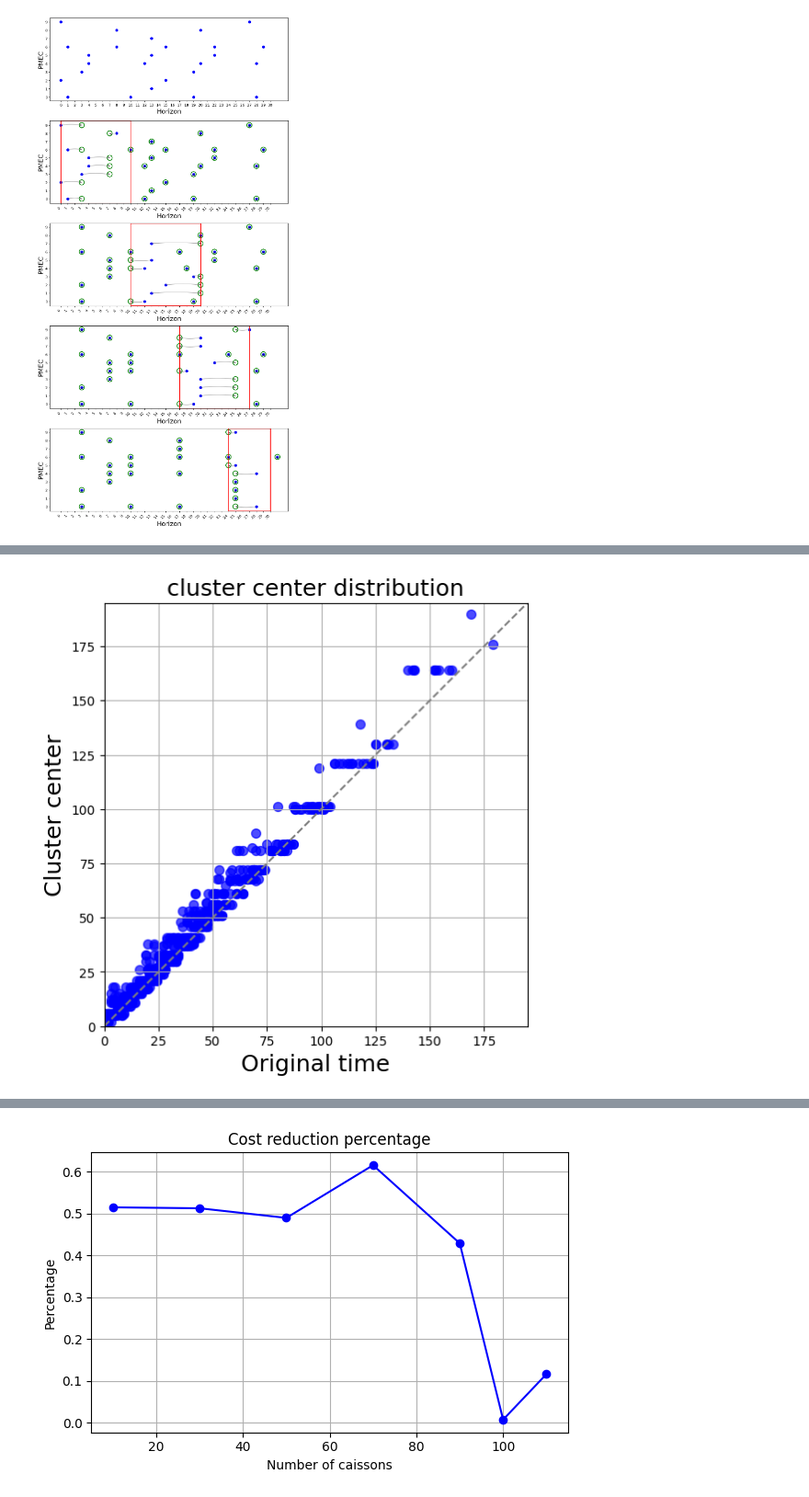
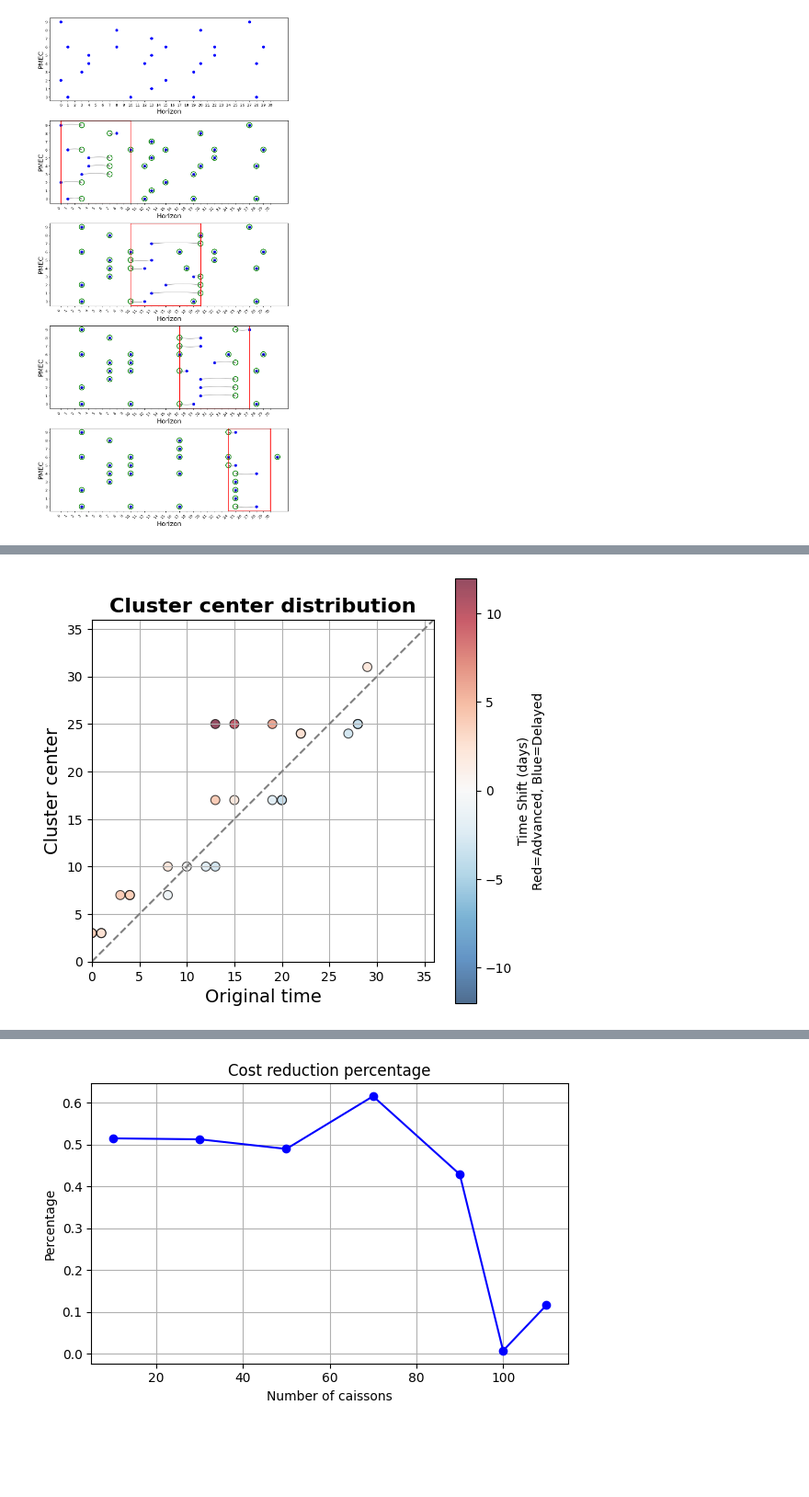
Before and after one commit to WenboWu322/RTE_SchedulingGrouping, a Jupyter notebook: GroupingSimpleMIMAR.ipynb, the cells around one changed output, grey strips where cells are left out. Shown at 92% size. Drawn from its saved outputs; the diff is of its cells as text; code cells hidden in the pictures; blank space fills up the shorter version.

Commit message:
grouping new visualization

```diff
--- a/GroupingSimpleMIMAR.ipynb
+++ b/GroupingSimpleMIMAR.ipynb
@@ -549,9 +549,9 @@ import random
 
 # define the parameters
 PARAMS = {
-    'P': 100,        # number of caissons
-    'T': 180,       # horizon
-    'Cmax': 20,      # maximum number of tasks of one cluster
+    'P': 10,        # number of caissons
+    'T': 30,       # horizon
+    'Cmax': 5,      # maximum number of tasks of one cluster
     'window_size': 10,   # window size
     'advanced': 3,          # advanced time
     'K': 5.993         # leakage coefficient
@@ -1011,6 +1011,68 @@ plot_all_dfs(df_history_list)
 # %% [output]
 [figure]
 # %%
+
+# # calculate the cost before grouping
+# operation_x_count = (result_df['OPERATION'] == 'x').sum()
+# # operation_y_count = (result_df['OPERATION'] == 'y').sum()
+# # before_cost = operation_x_count * 10 + operation_y_count * 100
+# before_cost = operation_x_count * 100
+
+# print(f"Cost before grouping: {before_cost}")
+# # calculate the cost after grouping
+# operation_x_center_unique_count = result_df[result_df['OPERATION'] == 'x']['CENTER'].nunique()
+# # operation_y_count = (result_df['OPERATION'] == 'y').sum()
+# # after_cost = operation_x_center_unique_count * 10 + operation_y_count * 100
+# after_cost = operation_x_center_unique_count * 100
+
+# print(f"Cost after grouping: {after_cost}")
+
+# # calculate the gas leakage before clustering
+# df = pd.read_csv('maintenance_plan.csv')
+# leakage_before = round(calculate_gas_leakage_before(df, PARAMS['T']), 3)
+
+# print(f"Gas leakage before clustering: {leakage_before}")
+
+# # calculate the gas leakage after clustering
+# leakage_after = round(calculate_gas_leakage_after(result_df, PARAMS['T']), 3)
+# # leakage_after = round(calculate_gas_leakage_after(df, result_df, PARAMS['T']), 3)
+# print(f"Gas leakage after clustering: {leakage_after}")
+
+
+# # Plot1: cluster center vs original time
+# plt.figure(figsize=(6, 6))
+# # set colors：if OPERATION == "y"，red else blue   # if we draw x and y previous version
+# # colors = ['orange' if op == 'y' else 'blue' for op in result_df['OPERATION']]
+
+# df = df[df['OPERATION'] == 'x']  # if we just draw x
+# result_df = result_df[result_df['OPERATION'] == 'x']  # if we just draw x
+# plt.scatter(df['DATE'], result_df['CENTER'], color = 'blue', alpha=0.7, s=50)
+
+# # title and labels
+# plt.title("cluster center distribution", fontsize=18)
+# plt.xlabel("Original time", fontsize=18)
+# plt.ylabel("Cluster center", fontsize=18)
+# plt.grid(True)
+
+# # set x and y axis limits
+# max_range = max(result_df['DATE'].max(), result_df['CENTER'].max()+5)
+# plt.xlim(0, max_range)
+# plt.ylim(0, max_range)
+
+# # add diagonal line
+# plt.plot([0, max_range], [0, max_range], color='gray', linestyle='--', label='45° diagonal')
+# # set aspect ratio to be equal
+# plt.gca().set_aspect('equal')
+# plt.show()
+
+# center_counts = result_df['CENTER'].value_counts()
+# print("Center counts:", center_counts)
+# print("Results:")
+# print(result_df)
+# result_df.to_csv('result.csv', index=False)
+# print("Result saved to result.csv")
+
+
 
 # calculate the cost before grouping
 operation_x_count = (result_df['OPERATION'] == 'x').sum()
@@ -1040,18 +1102,26 @@ print(f"Gas leakage after clustering: {leakage_after}")
 
 
 # Plot1: cluster center vs original time
-plt.figure(figsize=(6, 6))
+plt.figure(figsize=(8, 7))
 # set colors：if OPERATION == "y"，red else blue   # if we draw x and y previous version
 # colors = ['orange' if op == 'y' else 'blue' for op in result_df['OPERATION']]
 
 df = df[df['OPERATION'] == 'x']  # if we just draw x
 result_df = result_df[result_df['OPERATION'] == 'x']  # if we just draw x
-plt.scatter(df['DATE'], result_df['CENTER'], color = 'blue', alpha=0.7, s=50)
+
+# 🔥 红蓝边界在0处：负值红色，正值蓝色
+time_shift = result_df['CENTER'] - df['DATE']
+plt.scatter(df['DATE'], result_df['CENTER'],
+           c=time_shift, cmap='RdBu_r', vmin=-max(abs(time_shift.min()), time_shift.max()),
+           vmax=max(abs(time_shift.min()), time_shift.max()),
+           alpha=0.7, s=50, edgecolors='black', linewidth=0.8)
+
+plt.colorbar(label='Time Shift (days)\nRed=Advanced, Blue=Delayed')
 
 # title and labels
-plt.title("cluster center distribution", fontsize=18)
-plt.xlabel("Original time", fontsize=18)
-plt.ylabel("Cluster center", fontsize=18)
+plt.title("Cluster center distribution", fontsize=16, fontweight='bold')
+plt.xlabel("Original time", fontsize=14)
+plt.ylabel("Cluster center", fontsize=14)
 plt.grid(True)
 
 # set x and y axis limits
@@ -1079,2 +1149,2 @@ Gas leakage after clustering: 1184.564
-[figure, old version]
+[figure, new version]
 Center counts: CENTER
```
Also changed, not shown: parts of 4 cells of this notebook, 14 other files.
